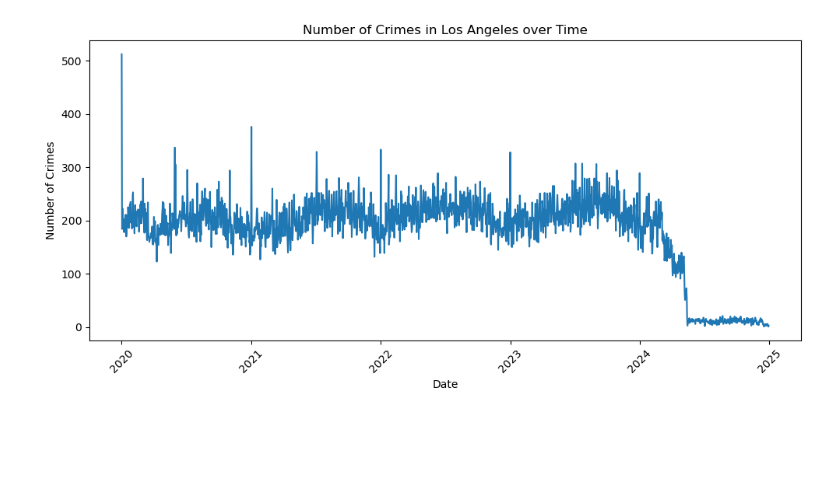
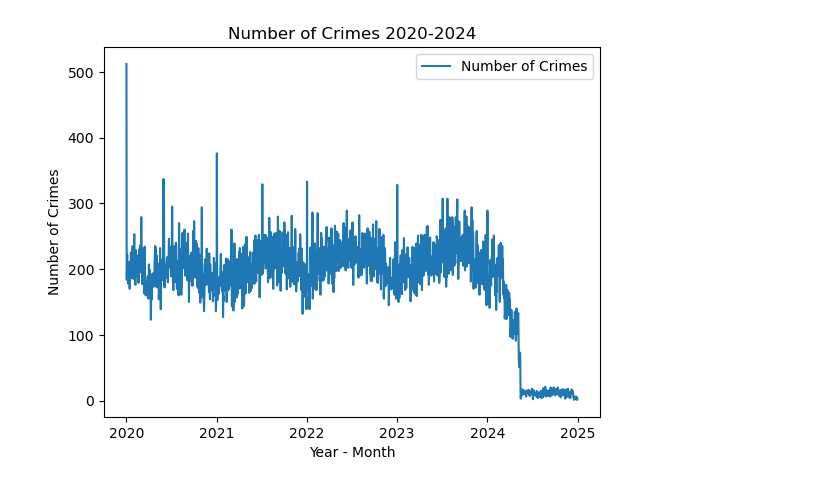
Before and after one commit to hggtho/ds4420-final-project, a Jupyter notebook: crime_timeseries.ipynb, the cells around one changed output. Saved outputs shown, nothing was run; the diff lists cells and outputs as text; code cells hidden in the pictures; blank space fills up the shorter version.

```diff
--- a/crime_timeseries.ipynb
+++ b/crime_timeseries.ipynb
@@ -63,0 +20,11 @@ Date_Clean  Count
+# %%
+# Convert DATE OCC to datetime
+crime['DATE OCC'] = pd.to_datetime(crime['DATE OCC'])
+
+# Extract just the date (remove time)
+crime['Date'] = crime['DATE OCC'].dt.date
+# %%
+# Setting
+crime_daily = crime.groupby("DATE OCC").size().reset_index(name="Counts")
+crime_daily = crime_daily.set_index("DATE OCC")
+crime_daily.head()
@@ -64,12 +39,10 @@ Date_Clean  Count
 # %%
-# Time series plot
-plt.figure(figsize=(10, 5))
-plt.plot(daily_crimes["Date_Clean"], daily_crimes["Count"])
-plt.title("Number of Crimes in Los Angeles over Time")
-plt.xlabel("Date")
-plt.ylabel("Number of Crimes")
-plt.xticks(rotation=45)
-plt.tight_layout()
-plt.show()
+# Visualize the time series
+plt.plot(crime_daily["Counts"], label='Number of Crimes')
+plt.xlabel('Year - Month')
+plt.ylabel('Number of Crimes')
+plt.legend()
+plt.title('Number of Crimes 2020-2024')
+plt.show();
 # %% [output]
-[figure, old version]
+[figure, new version]
```
Also changed, not shown: parts of 20 cells of this notebook.
